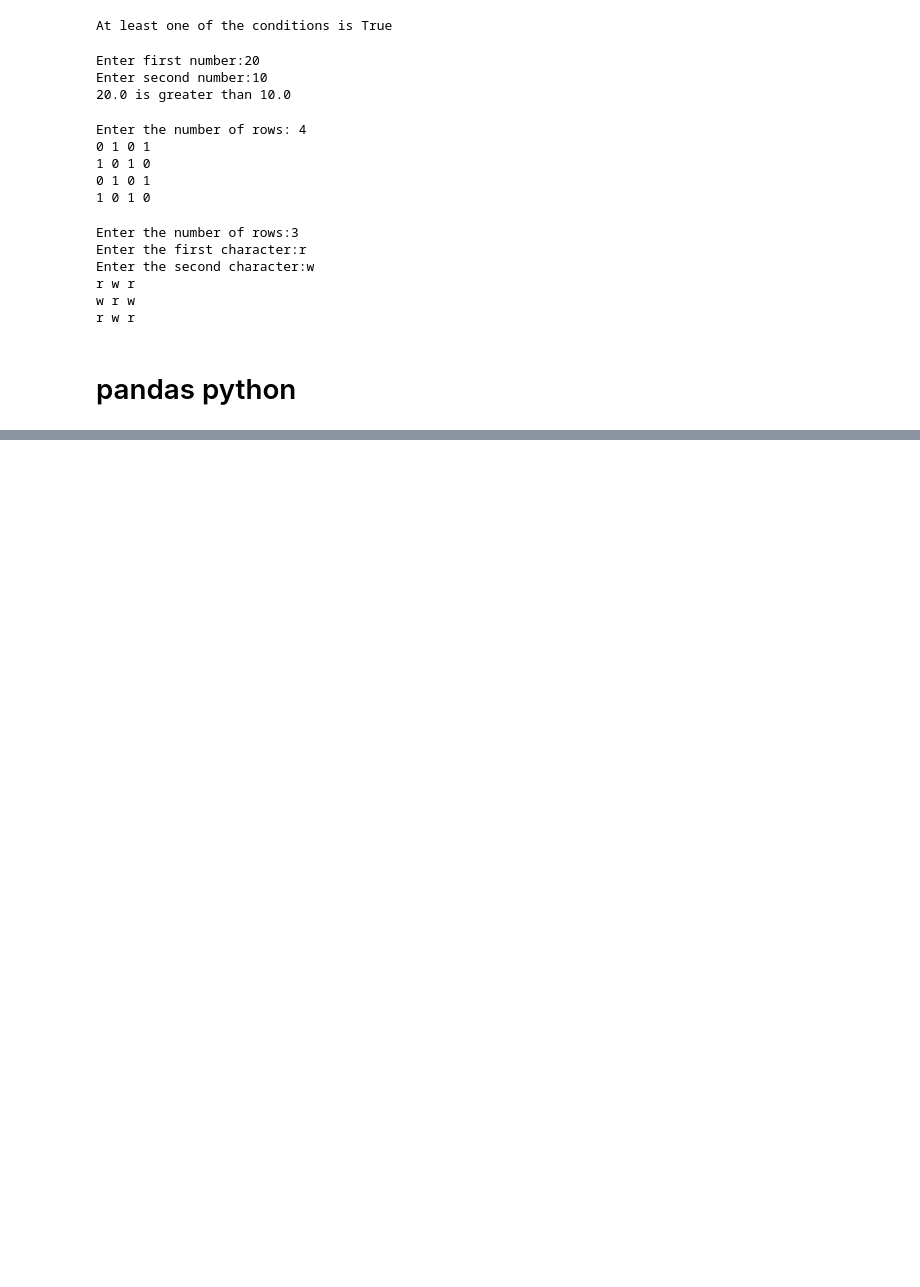
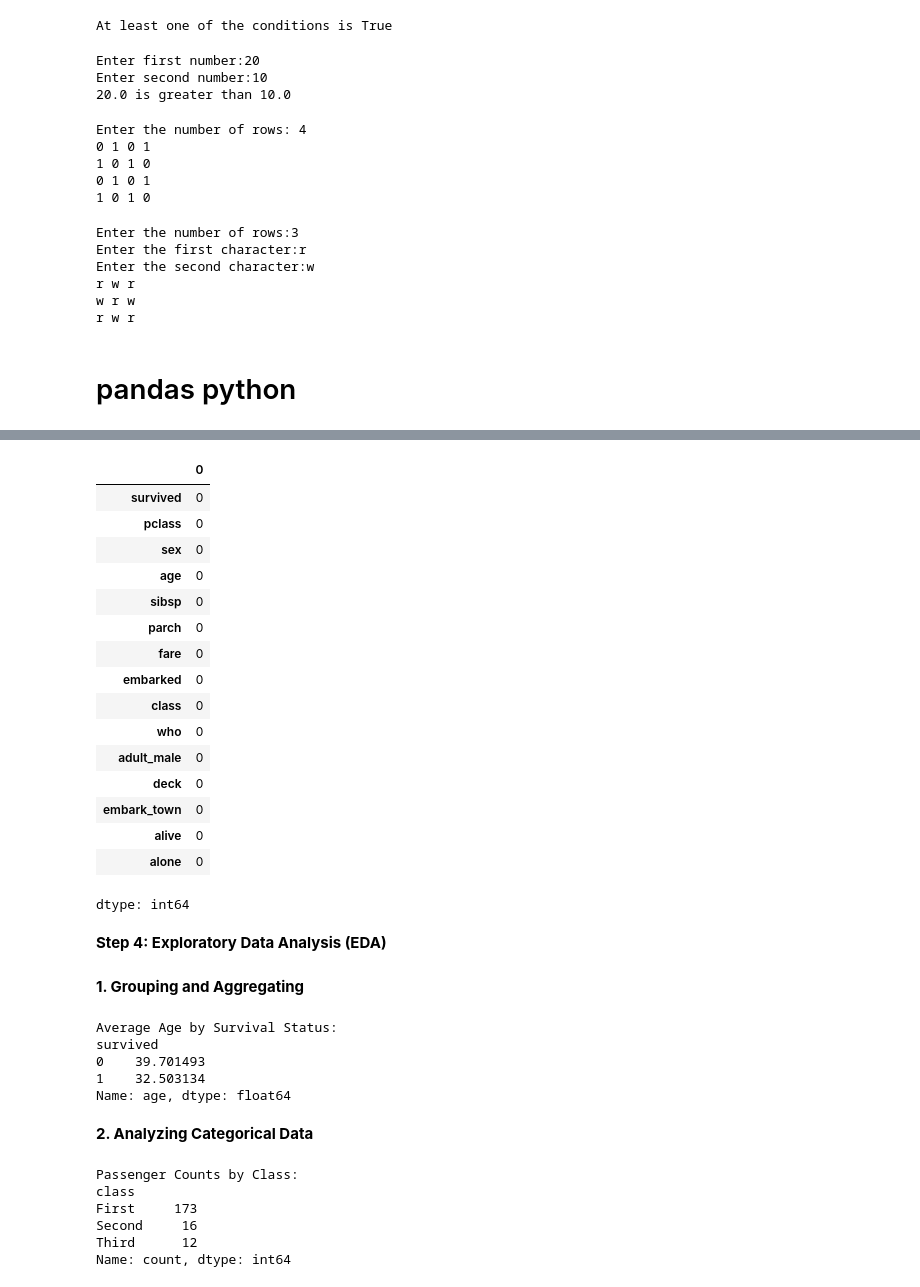
Before and after one commit to UsmanShafeeq/Advanced-Machine-Learning-Project, a Jupyter notebook: basic_logic.ipynb, the cells around one changed output, grey strips where cells are left out. Cells and saved outputs as stored; diff of their text form; code cells hidden in the pictures; blank space fills up the shorter version.

```diff
--- a/basic_logic.ipynb
+++ b/basic_logic.ipynb
@@ -395,0 +486,47 @@ r w r
+# %%
+df.isnull().sum()
+# %% [output]
+|  | 0 |
+| survived | 0 |
+| pclass | 0 |
+| sex | 0 |
+| age | 0 |
+| sibsp | 0 |
+| parch | 0 |
+| fare | 0 |
+| embarked | 0 |
+| class | 0 |
+| who | 0 |
+| adult_male | 0 |
+| deck | 0 |
+| embark_town | 0 |
+| alive | 0 |
+| alone | 0 |
+dtype: int64
+# %% [markdown]
+**Step 4: Exploratory Data Analysis (EDA)**
+# %% [markdown]
+**1. Grouping and Aggregating**
+# %%
+avg_age_by_survival = df .groupby('survived')['age'].mean()
+print("Average Age by Survival Status:")
+print(avg_age_by_survival)
+# %% [output]
+Average Age by Survival Status:
+survived
+0    39.701493
+1    32.503134
+Name: age, dtype: float64
+# %% [markdown]
+**2. Analyzing Categorical Data**
+# %%
+class_counts = df['class'].value_counts()
+print("\nPassenger Counts by Class:")
+print(class_counts)
+# %% [output]
+Passenger Counts by Class:
+class
+First     173
+Second     16
+Third      12
+Name: count, dtype: int64
```
Also changed, not shown: parts of 21 cells of this notebook.
